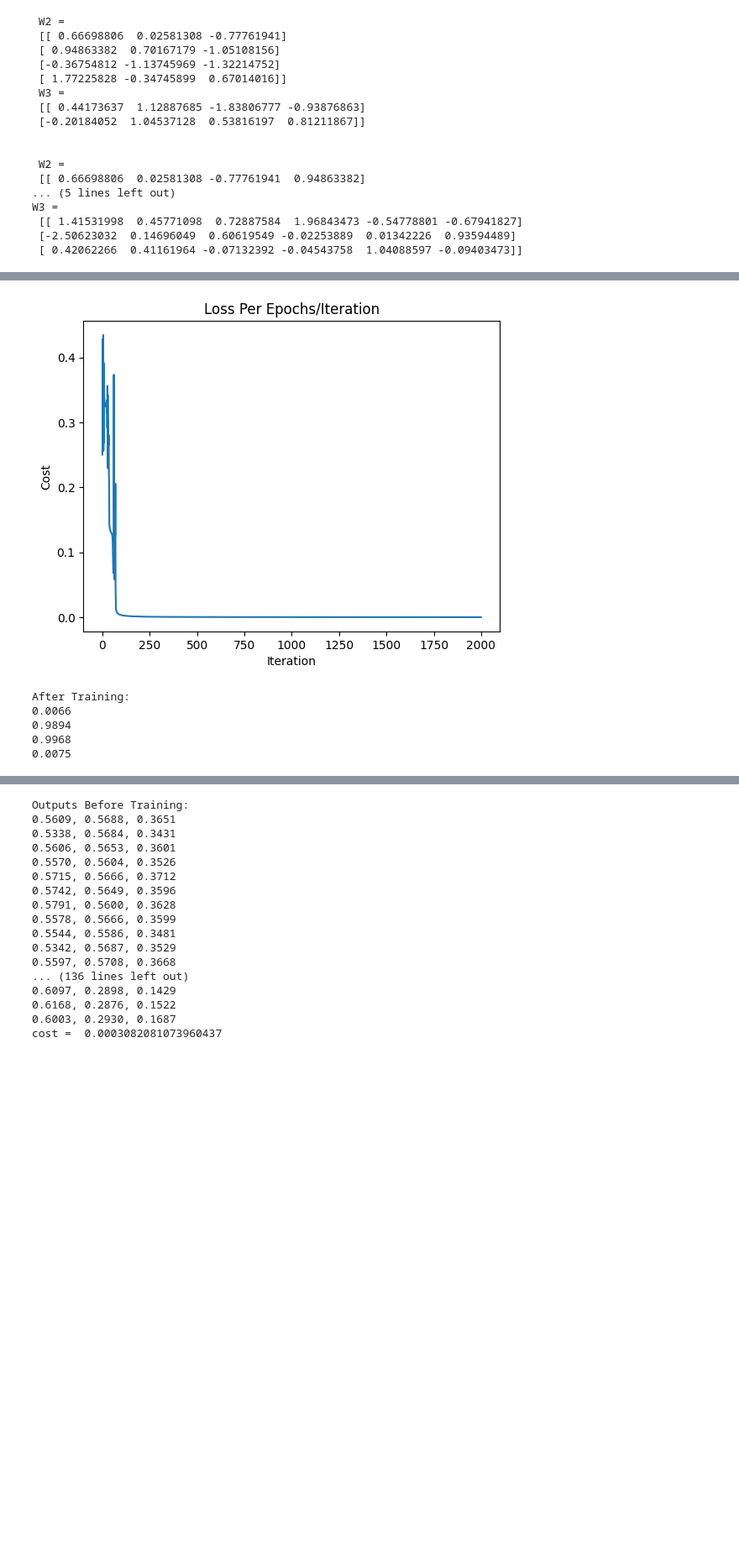
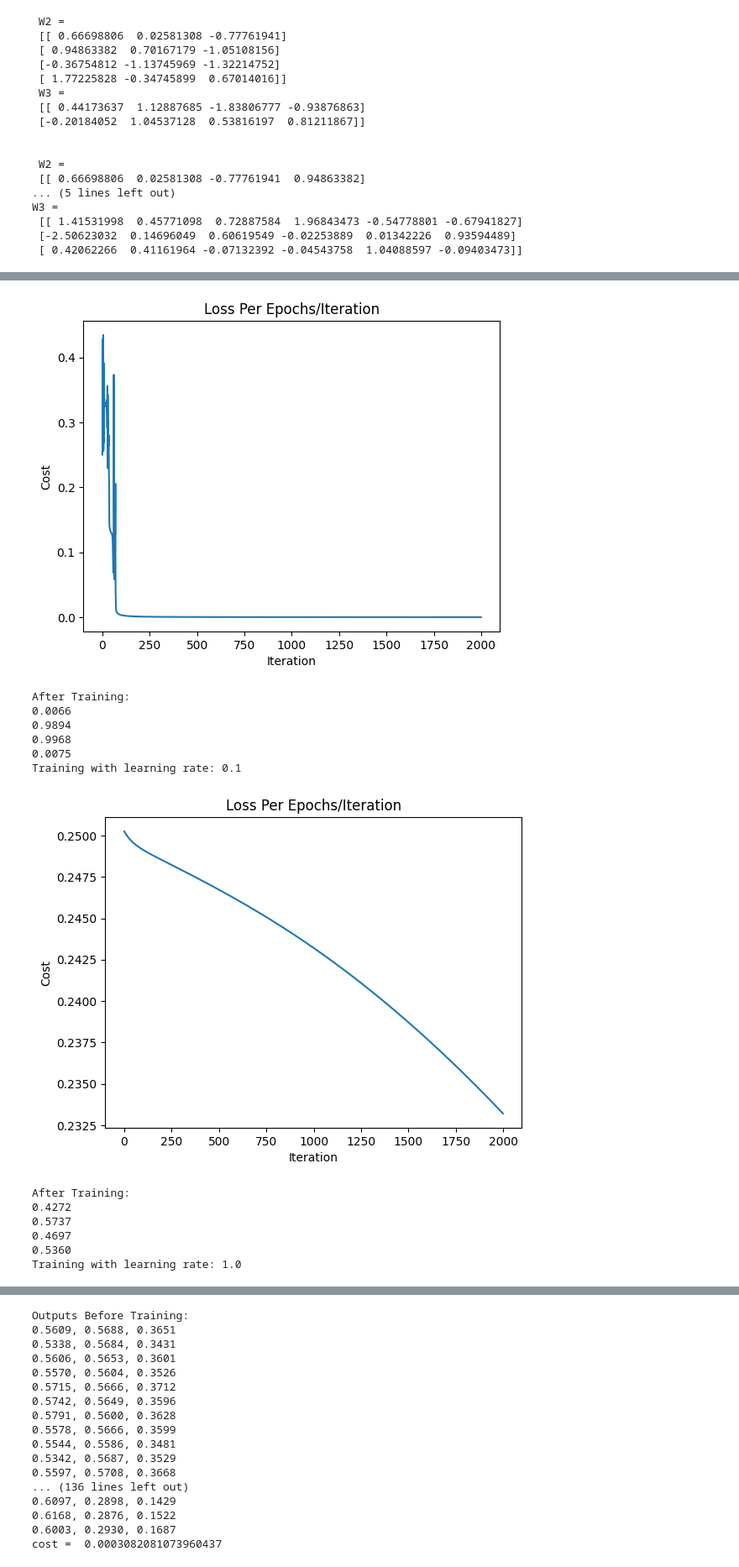
Before and after one commit to Seancully/AI-MLP, a Jupyter notebook: XOR_MLP v1.ipynb, the cells around one changed output, grey strips where cells are left out. Shown at 84% size. Saved outputs shown, nothing was run; the diff lists cells and outputs as text; code cells hidden in the pictures; blank space fills up the shorter version.

Commit message:
More experimentation for neural networks

```diff
--- a/XOR_MLP v1.ipynb
+++ b/XOR_MLP v1.ipynb
@@ -431,30 +431,49 @@ W3 =
 p1_mlp = MLP(3,4,1)
 
 p1_mlp.train_inputs = np.array([[0,0,1], [0,1,1], [1,0,1], [1,1,1]])
 p1_mlp.train_outputs = np.array([0,1,1,0])
 
 xs = p1_mlp.train_inputs.T
 
 print("\nBefore Training:\n" + p1_mlp.feedforward(xs))
 
 epochs = 2000
 
 # The higher the learning rate the more unstale the grapgh is
 #learning_rate = 10.0
 learning_rate = 50.0
 
 c = p1_mlp.train(epochs, learning_rate)
 
 print("\nAfter Training:\n" + p1_mlp.feedforward(xs))
+
+# Experimenting with different learning rates
+learning_rates = [0.1, 1.0, 10.0, 50.0, 100.0]
+for lr in learning_rates:
+    p1_mlp = MLP(3,4,1)  # Re-initialize the network for each learning rate
+    p1_mlp.train_inputs = np.array([[0,0,1], [0,1,1], [1,0,1], [1,1,1]])
+    p1_mlp.train_outputs = np.array([0,1,1,0])
+
+    print(f"Training with learning rate: {lr}")
+    c = p1_mlp.train(epochs, lr)
+    print("\nAfter Training:\n" + p1_mlp.feedforward(xs))
 # %% [output]
 Before Training:
 0.4322
 0.5220
 0.4316
 0.5125
 [figure]
 After Training:
 0.0066
 0.9894
 0.9968
 0.0075
+Training with learning rate: 0.1
+[figure, added]
+After Training:
+0.4272
+0.5737
+0.4697
+0.5360
+Training with learning rate: 1.0
```
Also changed, not shown: parts of 5 cells of this notebook, 2 other files.
